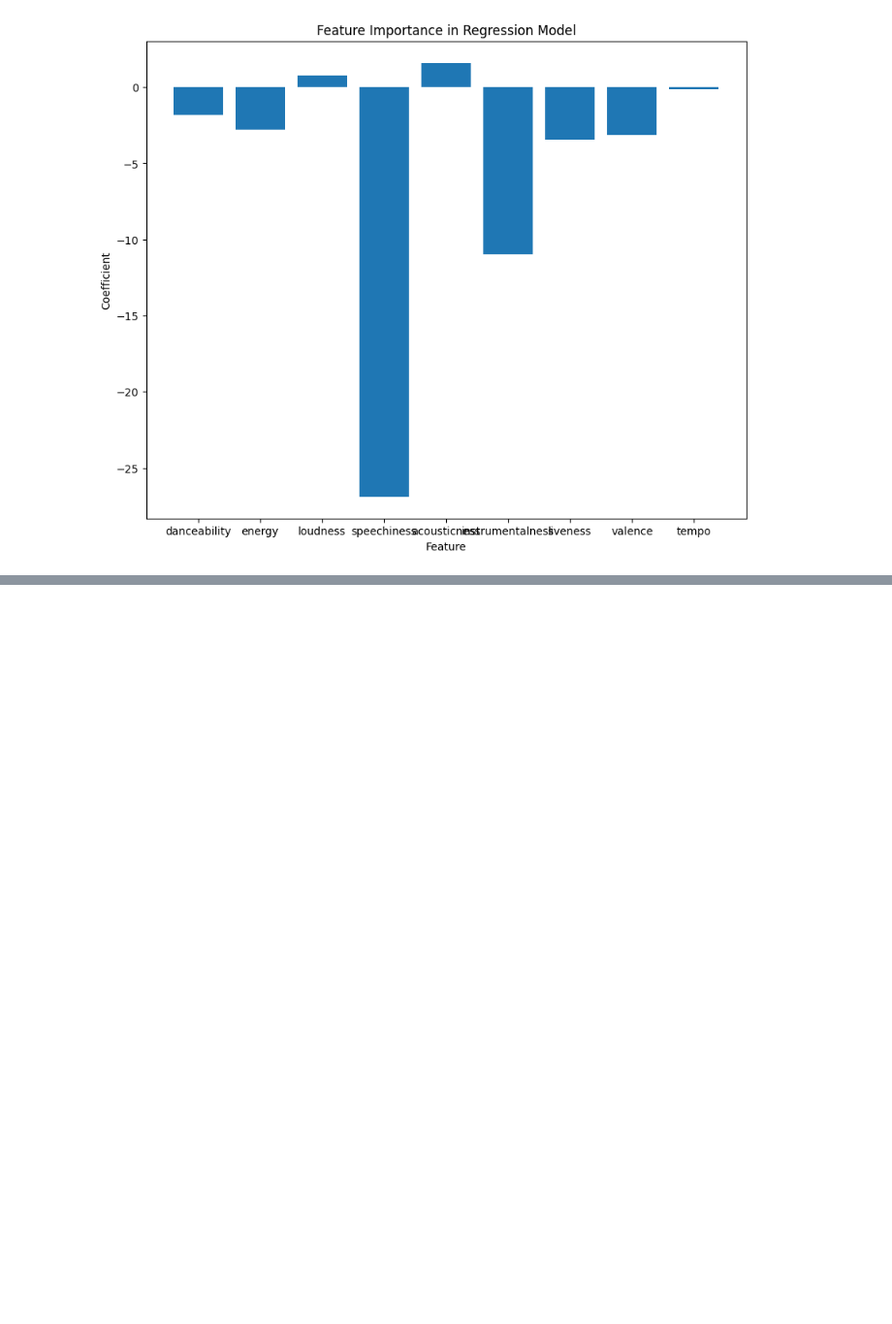
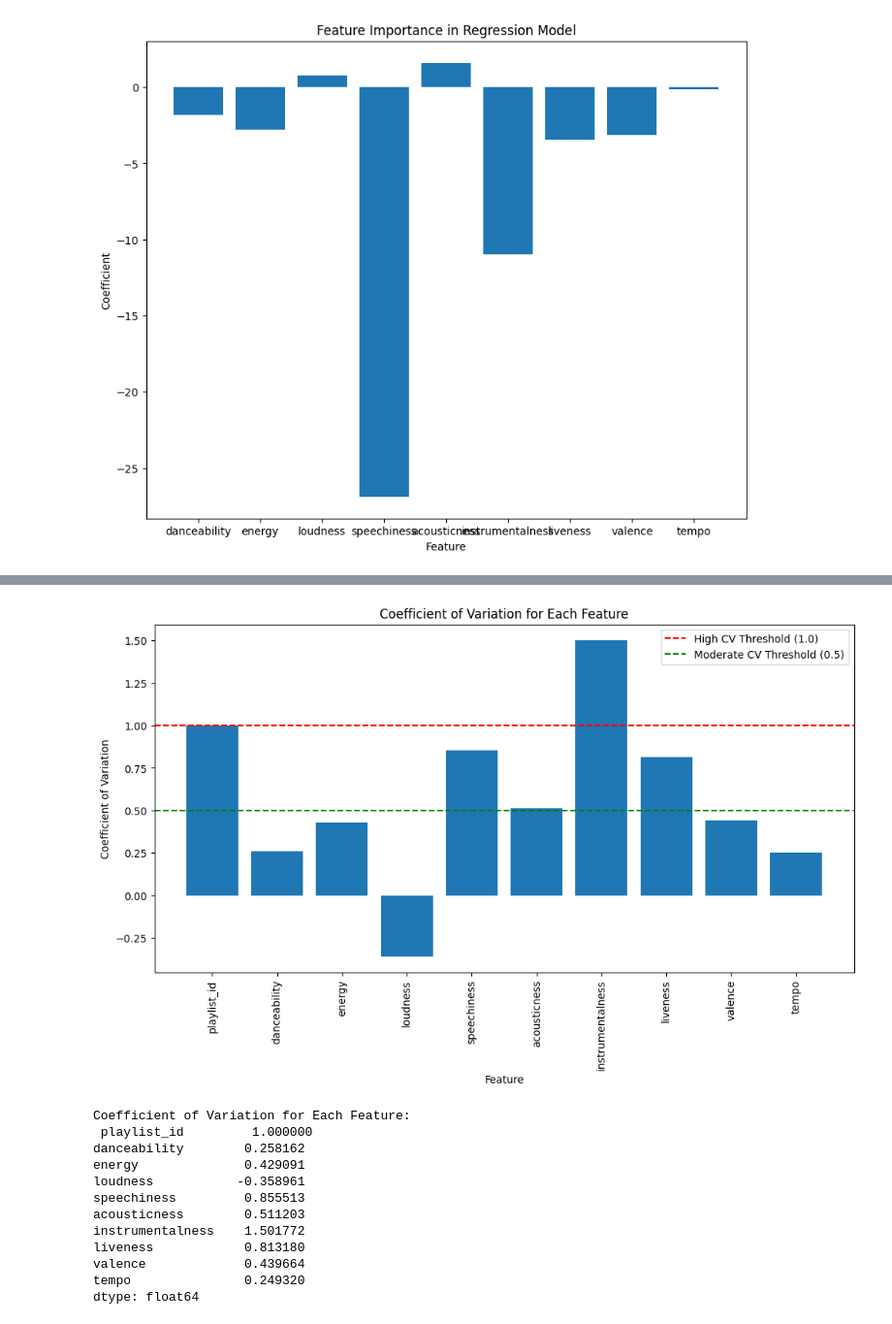
Before and after one commit to miliBUB/masters_thesis_spotify, a Jupyter notebook: feature_importance.ipynb, the cells around one changed output, grey strips where cells are left out. Shown at 97% size. Drawn from its saved outputs; the diff is of its cells as text; code cells hidden in the pictures; blank space fills up the shorter version.

Commit message:
added the feature_importance, and tried some stuff

```diff
--- a/feature_importance.ipynb
+++ b/feature_importance.ipynb
@@ -165,0 +294,48 @@ plt.show()
+# %%
+import pandas as pd
+import matplotlib.pyplot as plt
+
+# Load the subset data
+subset_file_path = 'subset_top_1000_playlists.csv'
+data = pd.read_csv(subset_file_path)
+
+# Define the features of interest
+features = ['danceability', 'energy', 'loudness', 'speechiness',
+            'acousticness', 'instrumentalness', 'liveness', 'valence', 'tempo']
+
+# Group by 'playlist_id' and compute mean and std for each feature
+grouped = data.groupby('playlist_id')[features]
+means = grouped.mean().reset_index()
+std_devs = grouped.std().reset_index()
+
+# Calculate the coefficient of variation (CV) for each feature across all playlists
+cv = std_devs.mean() / means.mean()
+
+# Plot the coefficient of variation for each feature
+plt.figure(figsize=(12, 6))
+plt.bar(cv.index, cv)
+plt.title('Coefficient of Variation for Each Feature')
+plt.xlabel('Feature')
+plt.ylabel('Coefficient of Variation')
+plt.xticks(rotation=90)
+plt.axhline(y=1, color='r', linestyle='--', label='High CV Threshold (1.0)')
+plt.axhline(y=0.5, color='g', linestyle='--', label='Moderate CV Threshold (0.5)')
+plt.legend()
+plt.show()
+
+# Print the coefficient of variation values
+print("Coefficient of Variation for Each Feature:\n", cv)
+# %% [output]
+[figure, added]
+Coefficient of Variation for Each Feature:
+ playlist_id         1.000000
+danceability        0.258162
+energy              0.429091
+loudness           -0.358961
+speechiness         0.855513
+acousticness        0.511203
+instrumentalness    1.501772
+liveness            0.813180
+valence             0.439664
+tempo               0.249320
+dtype: float64
```
Also changed, not shown: parts of 5 cells of this notebook.
